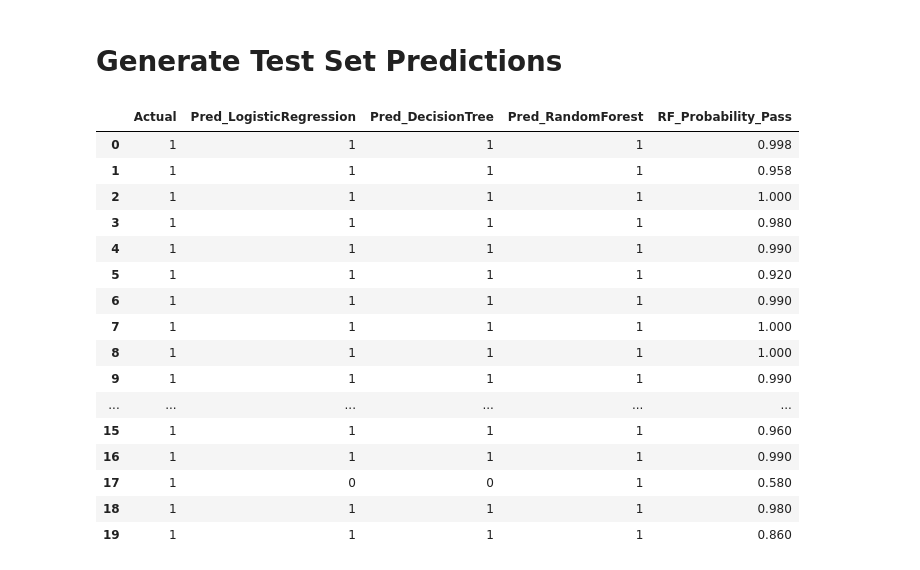
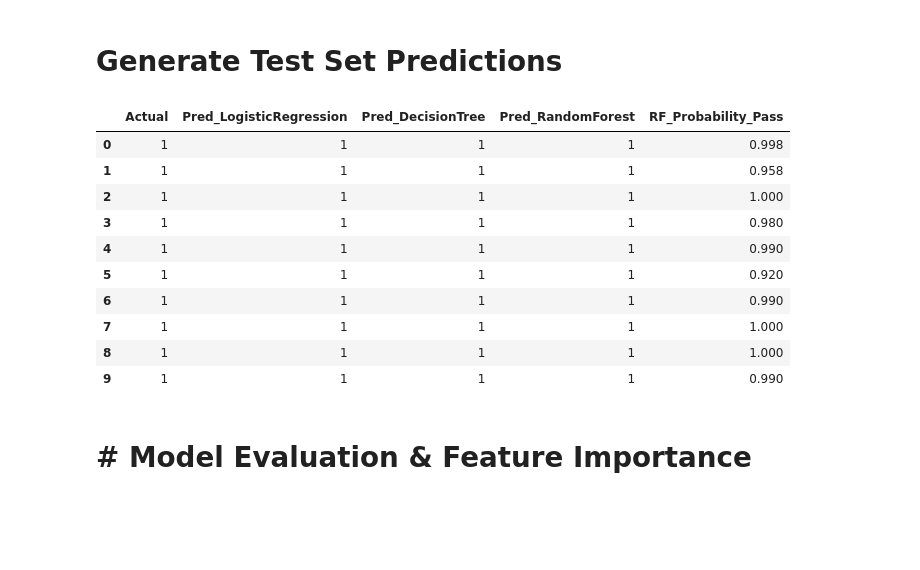
Before and after one commit to Suraj24-stack/Student_performance, a Jupyter notebook: Student_Performance.ipynb, the cells around one changed output. Cells and saved outputs as stored; diff of their text form; code cells hidden in the pictures; blank space fills up the shorter version.

```diff
--- a/Student_Performance.ipynb
+++ b/Student_Performance.ipynb
@@ -602,37 +602,33 @@ with warnings.catch_warnings():
 # %%
 # Generate class predictions
 y_pred_lr = pipe_lr.predict(X_test)
 y_pred_dt = pipe_dt.predict(X_test)
 y_pred_rf = pipe_rf.predict(X_test)
 
 # Generate probability scores (needed for ROC-AUC analysis)
 y_proba_rf = pipe_rf.predict_proba(X_test)[:, 1]
 
 # Combine into a preview DataFrame
 results_preview = pd.DataFrame({
     'Actual': y_test.values,
     'Pred_LogisticRegression': y_pred_lr,
     'Pred_DecisionTree': y_pred_dt,
     'Pred_RandomForest': y_pred_rf,
     'RF_Probability_Pass': np.round(y_proba_rf, 3)
 })
 
-display(results_preview.head(20))
+display(results_preview.head(10))
 # %% [output]
 |  | Actual | Pred_LogisticRegression | Pred_DecisionTree | Pred_RandomForest | RF_Probability_Pass |
 | 0 | 1 | 1 | 1 | 1 | 0.998 |
 | 1 | 1 | 1 | 1 | 1 | 0.958 |
 | 2 | 1 | 1 | 1 | 1 | 1.000 |
 | 3 | 1 | 1 | 1 | 1 | 0.980 |
 | 4 | 1 | 1 | 1 | 1 | 0.990 |
 | 5 | 1 | 1 | 1 | 1 | 0.920 |
 | 6 | 1 | 1 | 1 | 1 | 0.990 |
 | 7 | 1 | 1 | 1 | 1 | 1.000 |
 | 8 | 1 | 1 | 1 | 1 | 1.000 |
 | 9 | 1 | 1 | 1 | 1 | 0.990 |
-| ... | ... | ... | ... | ... | ... |
-| 15 | 1 | 1 | 1 | 1 | 0.960 |
-| 16 | 1 | 1 | 1 | 1 | 0.990 |
-| 17 | 1 | 0 | 0 | 1 | 0.580 |
-| 18 | 1 | 1 | 1 | 1 | 0.980 |
-| 19 | 1 | 1 | 1 | 1 | 0.860 |
+# %% [markdown]
+# # Model Evaluation & Feature Importance
```
